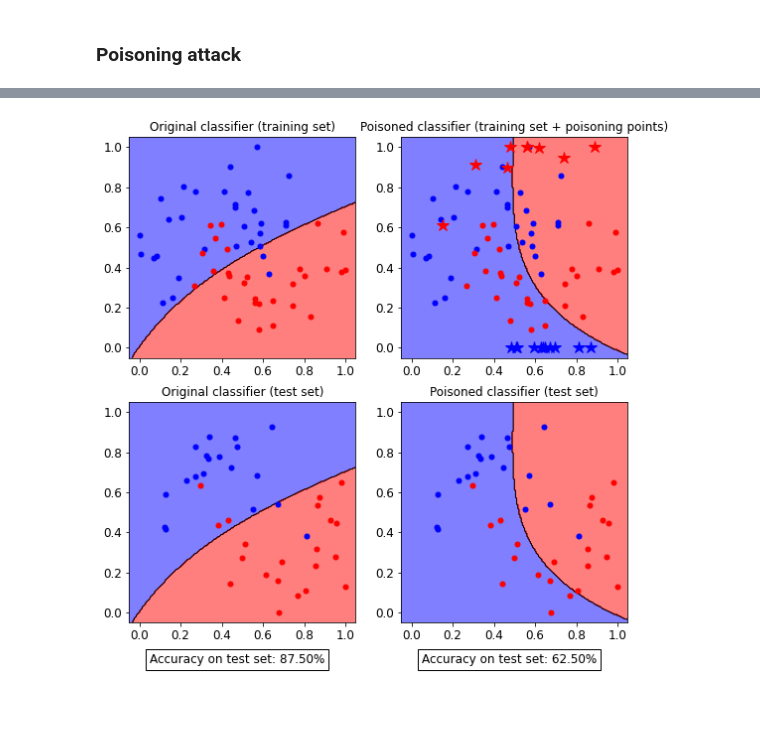
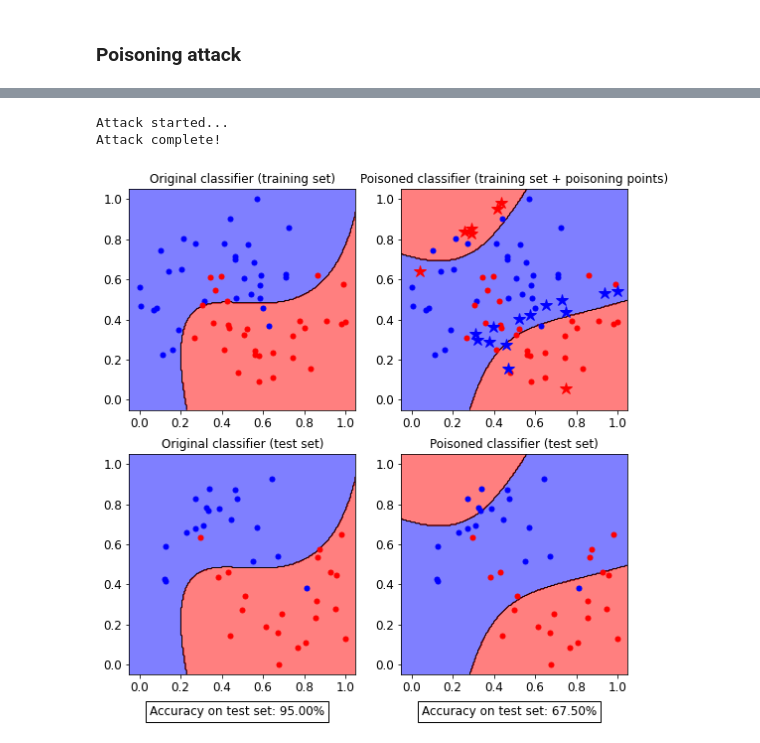
Before and after one commit to weirayao/adv-robust, a Jupyter notebook: svm_attack.ipynb, the cells around one changed output, grey strips where cells are left out. Drawn from its saved outputs; the diff is of its cells as text; code cells hidden in the pictures; blank space fills up the shorter version.

```diff
--- a/svm_attack.ipynb
+++ b/svm_attack.ipynb
@@ -134,3 +142,5 @@ plt.scatter(X_test[:, 0], X_test[:, 1], c=y_test, cmap=cm_bright,
 # %%
 train = CDataset(X_train, y_train)
 val = CDataset(X_test, y_test)
+# %%
+Cs = np.logspace(-2,2,4)
@@ -142,0 +306,10 @@ clf = CClassifierSVM(C=1, kernel="rbf")
+# %%
+from secml.figure import CFigure
+fig = CFigure(height=1.5, width=4.5*len(Cs))
+fig.title("aa")
+for idx in range(4):
+    fig.subplot(1, 4, idx+1)
+    # Convenience function for plotting the Security Evaluation Curve
+    C = Cs[idx]
+    fig.sp.plot_sec_eval(
+        eval_objs[idx].sec_eval_data, marker='o', show_average=True, percentage=True)
@@ -213,0 +434,19 @@ fig.sp.grid(grid_on=False)
+# %%
+# Perturbation levels to test
+from secml.array import CArray
+e_vals = CArray.arange(start=0, step=0.1, stop=1.1)
+
+from secml.adv.seceval import CSecEval
+sec_eval = CSecEval(
+    attack=pgd_ls_attack, param_name='dmax', param_values=e_vals)
+
+# Run the security evaluation using the test set
+print("Running security evaluation...")
+sec_eval.run_sec_eval(val)
+
+from secml.figure import CFigure
+fig = CFigure(height=5, width=5)
+
+# Convenience function for plotting the Security Evaluation Curve
+fig.sp.plot_sec_eval(
+    sec_eval.sec_eval_data, marker='o', label='SVM RBF', show_average=True)
@@ -257,3 +582,19 @@ Accuracy after attack on test set: 62.50%
+# %%
+# Run the poisoning attack
+print("Attack started...")
+pois_y_pred, pois_scores, pois_ds, f_opt = pois_attack.run(val.X, val.Y, max_iter=10)
+print("Attack complete!")
+# %% [output]
+Attack started...
+Attack complete!
+# %%
+y_pred = clf.predict(val.X)
+from secml.ml.peval.metrics import CMetricAccuracy
+metric = CMetricAccuracy()
+# Evaluate the accuracy of the original classifier
+acc = metric.performance_score(y_true=val.Y, y_pred=y_pred)
+# Evaluate the accuracy after the poisoning attack
+pois_acc = metric.performance_score(y_true=val.Y, y_pred=pois_y_pred)
 # %%
 # Training of the poisoned classifier
 pois_clf = clf.deepcopy()
@@ -261,8 +602,8 @@ pois_tr = train.append(pois_ds)  # Join the training set with the poisoning poin
 pois_clf.fit(pois_tr.X, pois_tr.Y)
 
 # Define common bounds for the subplots
-min_limit = min(pois_tr.X.min(), ts.X.min())
-max_limit = max(pois_tr.X.max(), ts.X.max())
+min_limit = min(pois_tr.X.min(), val.X.min())
+max_limit = max(pois_tr.X.max(), val.X.max())
 grid_limits = [[min_limit, max_limit], [min_limit, max_limit]]
 
 from secml.figure import CFigure
@@ -276,31 +617,31 @@ fig.sp.plot_ds(train, markersize=5)
 fig.sp.grid(grid_on=False)
 
 fig.subplot(2, 2, 2)
 fig.sp.title("Poisoned classifier (training set + poisoning points)")
 fig.sp.plot_decision_regions(
     pois_clf, n_grid_points=200, grid_limits=grid_limits)
 fig.sp.plot_ds(train, markersize=5)
 fig.sp.plot_ds(pois_ds, markers=['*', '*'], markersize=12)
 fig.sp.grid(grid_on=False)
 
 fig.subplot(2, 2, 3)
 fig.sp.title("Original classifier (test set)")
 fig.sp.plot_decision_regions(
     clf, n_grid_points=200, grid_limits=grid_limits)
 fig.sp.plot_ds(val, markersize=5)
 fig.sp.text(0.05, -0.25, "Accuracy on test set: {:.2%}".format(acc),
             bbox=dict(facecolor='white'))
 fig.sp.grid(grid_on=False)
 
 fig.subplot(2, 2, 4)
 fig.sp.title("Poisoned classifier (test set)")
 fig.sp.plot_decision_regions(
     pois_clf, n_grid_points=200, grid_limits=grid_limits)
 fig.sp.plot_ds(val, markersize=5)
 fig.sp.text(0.05, -0.25, "Accuracy on test set: {:.2%}".format(pois_acc),
             bbox=dict(facecolor='white'))
 fig.sp.grid(grid_on=False)
 
 fig.show()
 # %% [output]
-[figure, old version]
+[figure, new version]
```
Also changed, not shown: parts of 37 cells of this notebook, 18 other files.
